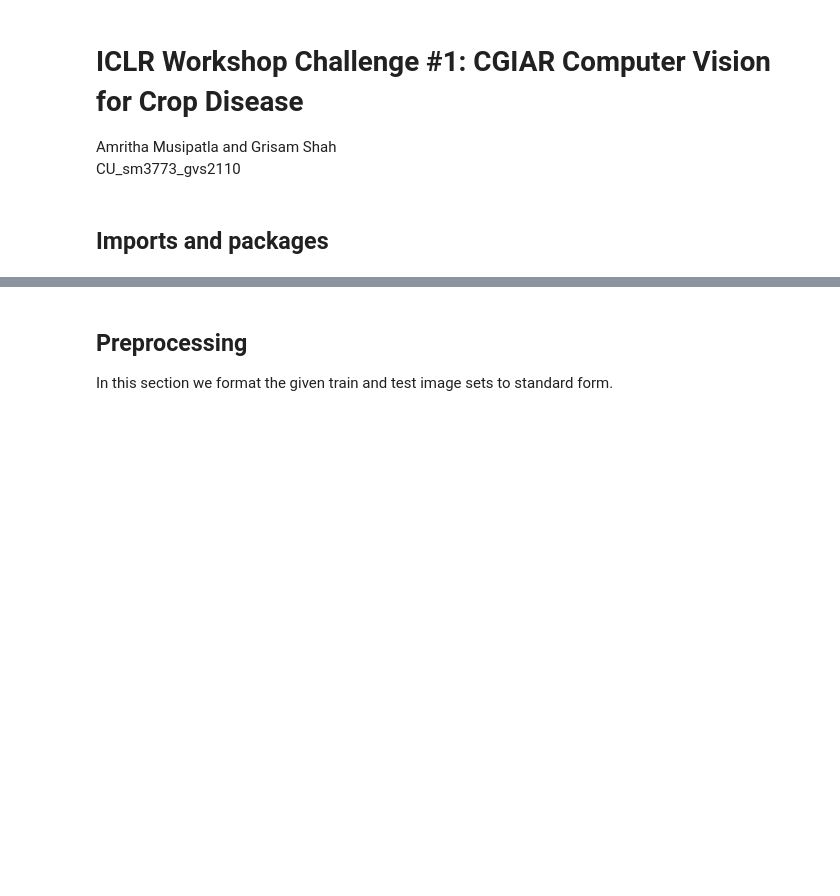
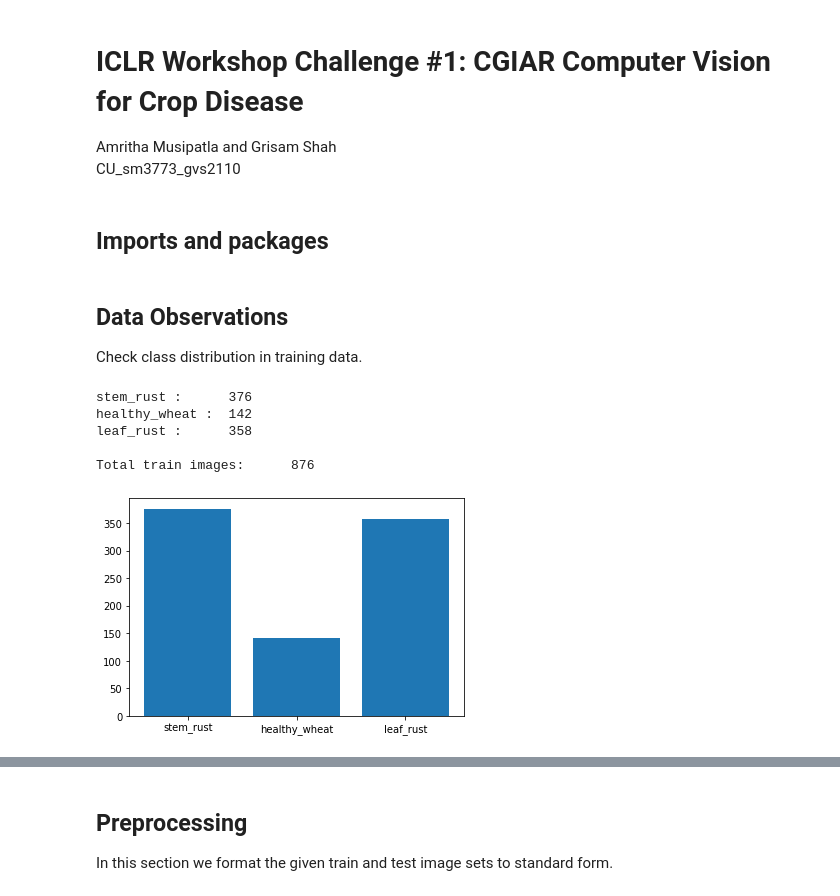
Before and after one commit to a-musipatla/CU_sm3773_gvs2110---CV-for-Crop-Disease, a Jupyter notebook: crop_disease.ipynb, the cells around one changed output, grey strips where cells are left out. Drawn from its saved outputs; the diff is of its cells as text; code cells hidden in the pictures; blank space fills up the shorter version.

```diff
--- a/crop_disease.ipynb
+++ b/crop_disease.ipynb
@@ -24,3 +25,37 @@ from sklearn.model_selection import train_test_split
 from progressbar import ProgressBar, Percentage, Bar
 
 from fastai.vision import *
+# %% [markdown]
+## Data Observations
+
+Check class distribution in training data.
+# %%
+base_dir = "data/"
+train_dir = "data/train/"
+test_dir = "data/test"
+
+class_dist = {}
+total_train = 0
+
+for subdir, dirs, ims in os.walk(train_dir):
+    img_list = os.listdir(subdir)
+    number_files = len(img_list)
+
+    if (subdir != train_dir):
+        print(subdir.split('/')[-1],":\t",number_files)
+        total_train = total_train + number_files
+        class_dist[subdir.split('/')[-1]] = number_files
+
+print("\nTotal train images:\t", total_train)
+
+plt.bar(range(len(class_dist)), class_dist.values(), align='center')
+plt.xticks(range(len(class_dist)), list(class_dist.keys()))
+
+plt.show()
+# %% [output]
+stem_rust :      376
+healthy_wheat :  142
+leaf_rust :      358
+
+Total train images:      876
+[figure, added]
```
Also changed, not shown: parts of 9 cells of this notebook.
